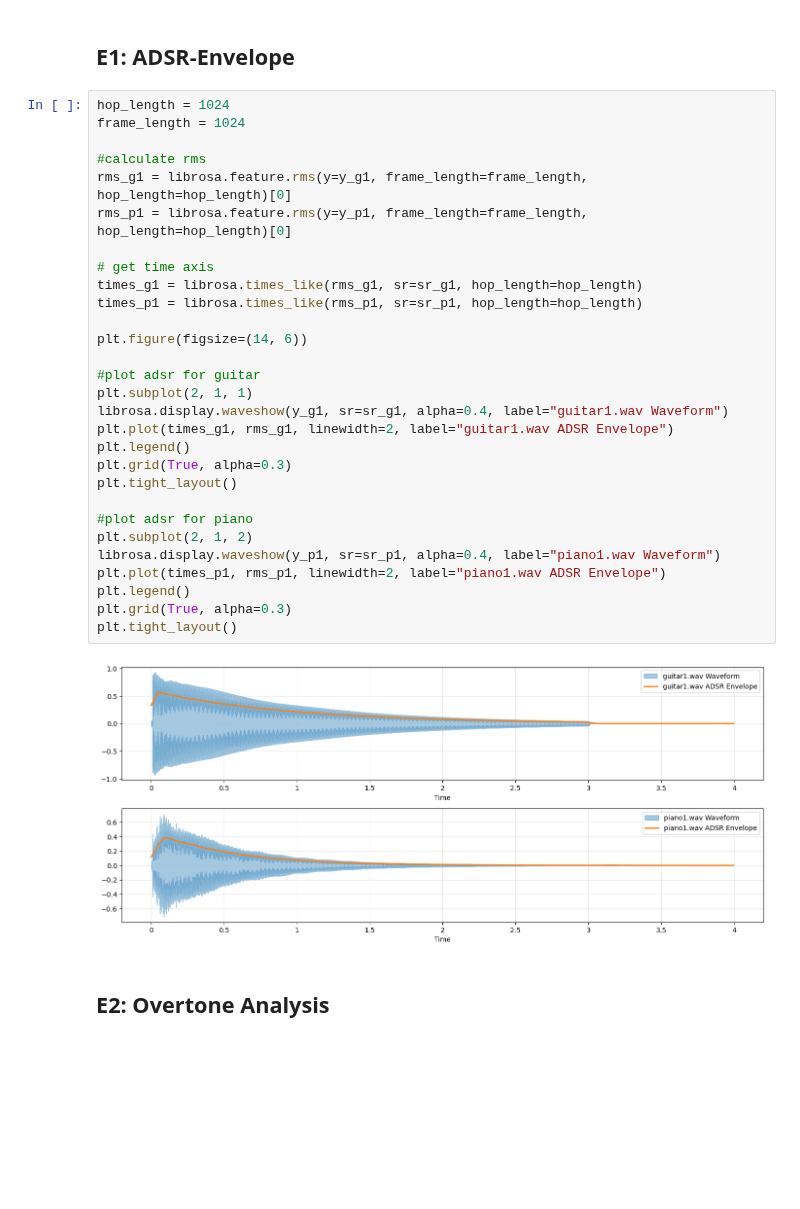
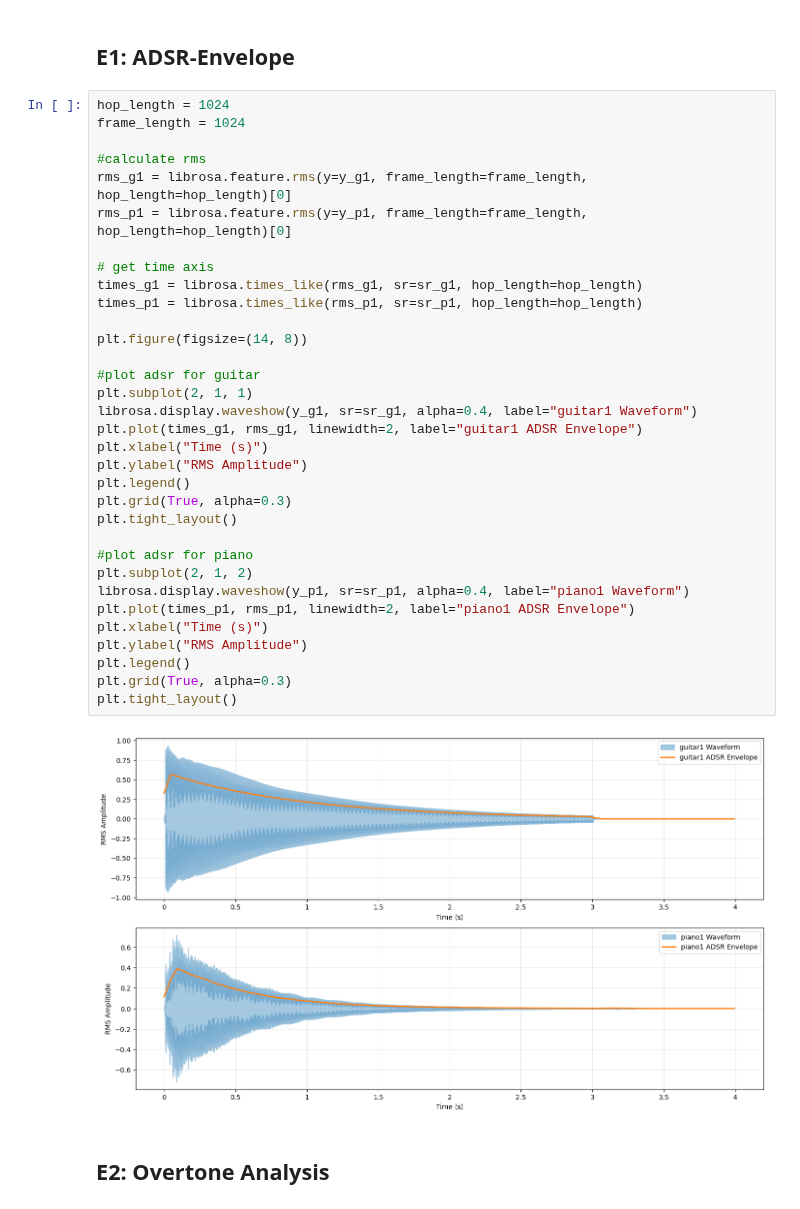
Before and after one commit to martijuanola/RWTH-AIiM, a Jupyter notebook: exercices/e7/e7-main.ipynb, the cells around one changed output. Cells and saved outputs as stored; diff of their text form; blank space fills up the shorter version.

Commit message:
[E7] - Figure work

```diff
--- a/exercices/e7/e7-main.ipynb
+++ b/exercices/e7/e7-main.ipynb
@@ -38,33 +40,37 @@ y_p2, sr_p2 = librosa.load(piano2_path)
 # %%
 hop_length = 1024
 frame_length = 1024
 
 #calculate rms
 rms_g1 = librosa.feature.rms(y=y_g1, frame_length=frame_length, hop_length=hop_length)[0]
 rms_p1 = librosa.feature.rms(y=y_p1, frame_length=frame_length, hop_length=hop_length)[0]
 
 # get time axis
 times_g1 = librosa.times_like(rms_g1, sr=sr_g1, hop_length=hop_length)
 times_p1 = librosa.times_like(rms_p1, sr=sr_p1, hop_length=hop_length)
 
-plt.figure(figsize=(14, 6))
+plt.figure(figsize=(14, 8))
 
 #plot adsr for guitar
 plt.subplot(2, 1, 1)
-librosa.display.waveshow(y_g1, sr=sr_g1, alpha=0.4, label="guitar1.wav Waveform")
-plt.plot(times_g1, rms_g1, linewidth=2, label="guitar1.wav ADSR Envelope")
+librosa.display.waveshow(y_g1, sr=sr_g1, alpha=0.4, label="guitar1 Waveform")
+plt.plot(times_g1, rms_g1, linewidth=2, label="guitar1 ADSR Envelope")
+plt.xlabel("Time (s)")
+plt.ylabel("RMS Amplitude")
 plt.legend()
 plt.grid(True, alpha=0.3)
 plt.tight_layout()
 
 #plot adsr for piano
 plt.subplot(2, 1, 2)
-librosa.display.waveshow(y_p1, sr=sr_p1, alpha=0.4, label="piano1.wav Waveform")
-plt.plot(times_p1, rms_p1, linewidth=2, label="piano1.wav ADSR Envelope")
+librosa.display.waveshow(y_p1, sr=sr_p1, alpha=0.4, label="piano1 Waveform")
+plt.plot(times_p1, rms_p1, linewidth=2, label="piano1 ADSR Envelope")
+plt.xlabel("Time (s)")
+plt.ylabel("RMS Amplitude")
 plt.legend()
 plt.grid(True, alpha=0.3)
 plt.tight_layout()
 # %% [output]
-[figure, old version]
+[figure, new version]
 # %% [markdown]
 ## E2: Overtone Analysis
```
Also changed, not shown: parts of 5 cells of this notebook, 2 other files.
